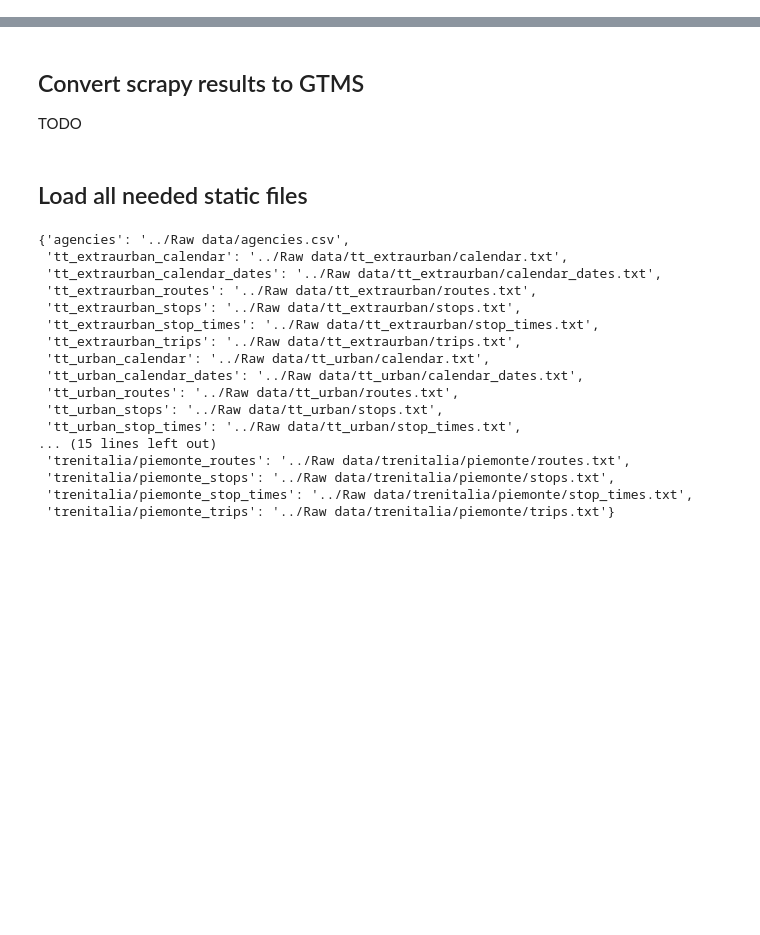
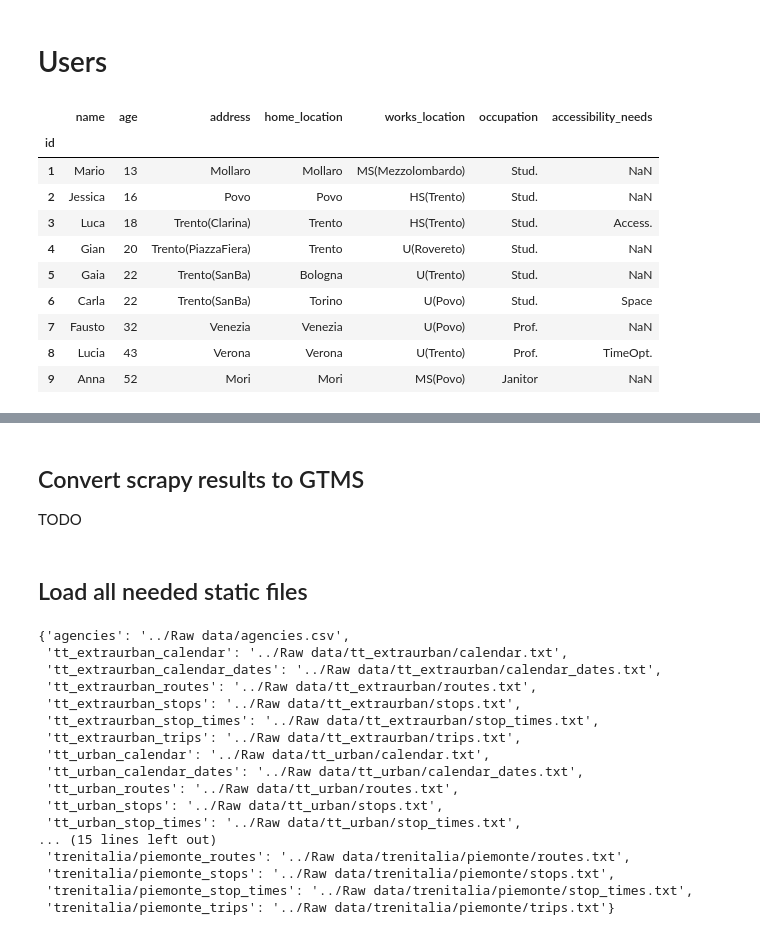
Before and after one commit to ThomasPasquali/Transportation-Education-Facilities, a Jupyter notebook: Phase 2 - Information Gathering/Code Libraries/parser.ipynb, the cells around one changed output, grey strips where cells are left out. Cells and saved outputs as stored; diff of their text form; code cells hidden in the pictures; blank space fills up the shorter version.

Commit message:
Users data sketch

```diff
--- a/Phase 2 - Information Gathering/Code Libraries/parser.ipynb
+++ b/Phase 2 - Information Gathering/Code Libraries/parser.ipynb
@@ -5,0 +8,18 @@ p = print
+# %% [markdown]
+# Users
+# %%
+users = pd.read_csv(f'{BASE_PATH}/users.csv')
+users.set_index('id', inplace=True)
+users
+# %% [output]
+|  | name | age | address | home_location | works_location | occupation | accessibility_needs |
+| id |  |  |  |  |  |  |  |
+| 1 | Mario | 13 | Mollaro | Mollaro | MS(Mezzolombardo) | Stud. | NaN |
+| 2 | Jessica | 16 | Povo | Povo | HS(Trento) | Stud. | NaN |
+| 3 | Luca | 18 | Trento(Clarina) | Trento | HS(Trento) | Stud. | Access. |
+| 4 | Gian | 20 | Trento(PiazzaFiera) | Trento | U(Rovereto) | Stud. | NaN |
+| 5 | Gaia | 22 | Trento(SanBa) | Bologna | U(Trento) | Stud. | NaN |
+| 6 | Carla | 22 | Trento(SanBa) | Torino | U(Povo) | Stud. | Space |
+| 7 | Fausto | 32 | Venezia | Venezia | U(Povo) | Prof. | NaN |
+| 8 | Lucia | 43 | Verona | Verona | U(Trento) | Prof. | TimeOpt. |
+| 9 | Anna | 52 | Mori | Mori | MS(Povo) | Janitor | NaN |
```
Also changed, not shown: parts of 7 cells of this notebook, 3 other files.
